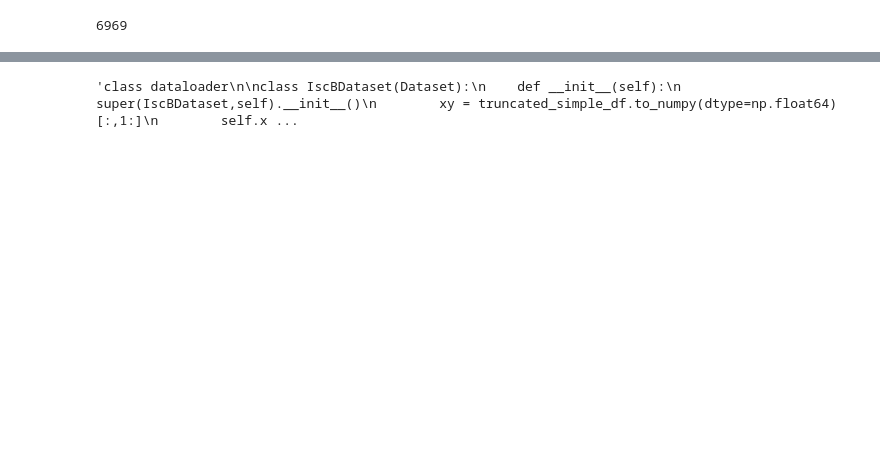
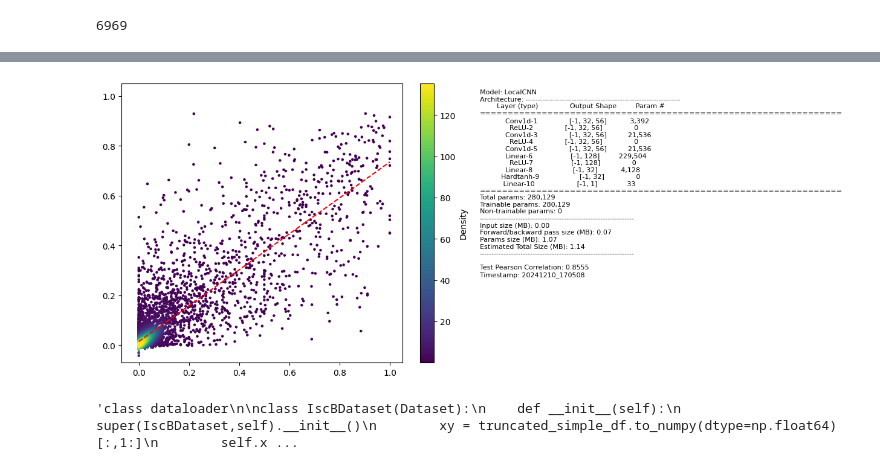
Before and after one commit to shogaobili/IscB_regression, a Jupyter notebook: IscB_ML.ipynb, the cells around one changed output, grey strips where cells are left out. Saved outputs shown, nothing was run; the diff lists cells and outputs as text; code cells hidden in the pictures; blank space fills up the shorter version.

```diff
--- a/IscB_ML.ipynb
+++ b/IscB_ML.ipynb
@@ -193,5 +204,14 @@ train_dataset, val_dataset = random_split(dataset, [train_size, val_size])
 
 train_dataloader = DataLoader(train_dataset, batch_size=256, shuffle=True)
 val_dataloader = DataLoader(val_dataset, batch_size=val_size, shuffle=False)
+
+for i, train_data in enumerate(train_dataloader):
+    print("Batch", i)
+    channel = train_data[0].shape[2]
+    print("Features Batch Shape:", train_data[0].shape)  # (batch_size, sequence_length, channel_size)
+    print("Labels Batch Shape:", train_data[1].shape)  # (batch_size, 1)
+    i+=1
+    if i == 2:
+        break
 # %% [output]
 5576
@@ -325,7 +522,7 @@ test_dataloader = DataLoader(dataset, batch_size=testset_length, shuffle=False)
 # %% [output]
 6969
 # %%
-
+###---------test the model----------------
 import torch
 import pandas as pd
 
@@ -359,6 +556,7 @@ print(f"Average Test Pearson Correlation: {avg_test_pearson}")
 
 # Save test results to a DataFrame and export to a CSV file
 results_df = pd.DataFrame(test_results)
-results_df.to_csv('test_results1.csv', index=False)
+test_result_path = f'{save_dir}{timestamp}.csv'
+results_df.to_csv(f'{save_dir}{timestamp}.csv', index=False)
 print("Test results saved to 'test_results.csv'.")
 # %% [output]
@@ -395,0 +586,68 @@ plt.show()
+# %%
+##draw the correlation
+import os
+import matplotlib.pyplot as plt
+from scipy.stats import gaussian_kde
+import matplotlib.gridspec as gridspec
+import io
+import contextlib
+
+# Example data: Replace these with your lists
+test_results = pd.read_csv(test_result_path)
+actual = test_results['Actual'].values
+predicted = test_results['Predicted'].values
+
+# Calculate point density using Gaussian KDE
+xy = np.vstack([actual, predicted])
+density = gaussian_kde(xy)(xy)
+# Sort points by density for better visualization
+sorted_indices = density.argsort()
+actual_sorted = actual[sorted_indices]
+predicted_sorted = predicted[sorted_indices]
+density_sorted = density[sorted_indices]
+
+# Create the plot
+plt.figure(figsize=(15, 6))
+# Create a grid layout: 1 row, 2 columns
+gs = gridspec.GridSpec(1, 2, width_ratios=[2, 2])
+
+scatter = plt.subplot(gs[0,0])
+scatter = plt.scatter(
+    actual_sorted,
+    predicted_sorted,
+    c=density_sorted,
+    cmap='viridis',
+    s=5,
+    label='Data Points'
+)
+plt.colorbar(scatter, label='Density')
+
+# Add regression line
+plt.plot(
+    np.unique(actual),
+    np.poly1d(np.polyfit(actual, predicted, 1))(np.unique(actual)),
+    color='red',
+    linestyle='--',
+    label='Regression Line'
+)
+plt.xlim(-0.07, 1.2)
+plt.ylim(-0.07, 1.2)
+
+#####-----------------add the model architecture-----------------
+buffer = io.StringIO()
+with contextlib.redirect_stdout(buffer):
+    summary(model, input_size=(sequence_length,channel))
+output = buffer.getvalue()
+
+ax_text = plt.subplot(gs[0,1])  # Use the second section of the grid
+ax_text.axis('off')  # Turn off the axes for the text area
+info_text = f"Model: {model.__class__.__name__}\n" \
+            f"Architecture: {output}\n" \
+            f"Test Pearson Correlation: {avg_test_pearson:.4f}\n" \
+            f"Timestamp: {timestamp}"
+plt.text(0.02, 0.98, info_text, transform=plt.gca().transAxes, fontsize=8, verticalalignment='top')
+plt.subplots_adjust(wspace=0)
+save_path = os.path.join(save_dir, f"{timestamp}_{avg_test_pearson}.png")
+plt.savefig(save_dir+f'{timestamp}_{avg_test_pearson}.png')
+# %% [output]
+[figure, added]
```
Also changed, not shown: parts of 7 cells of this notebook.
